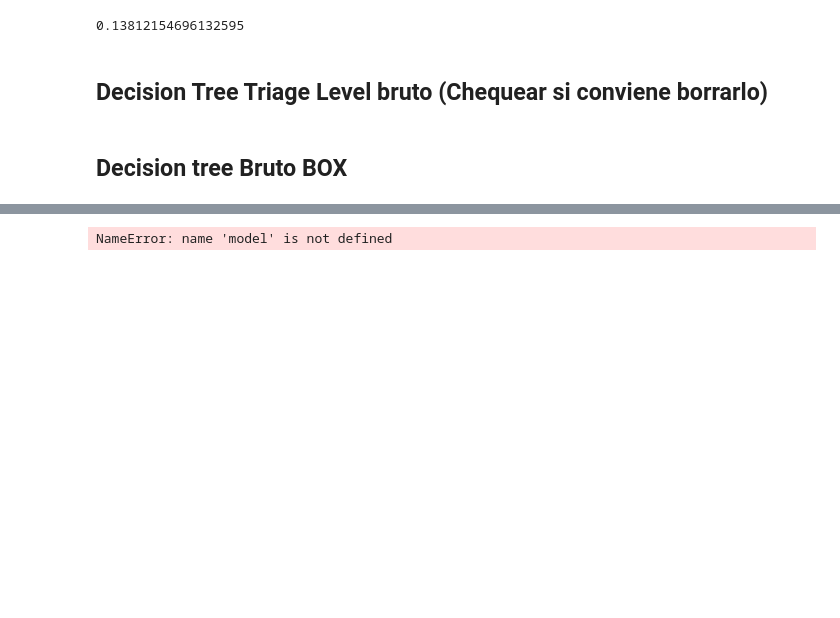
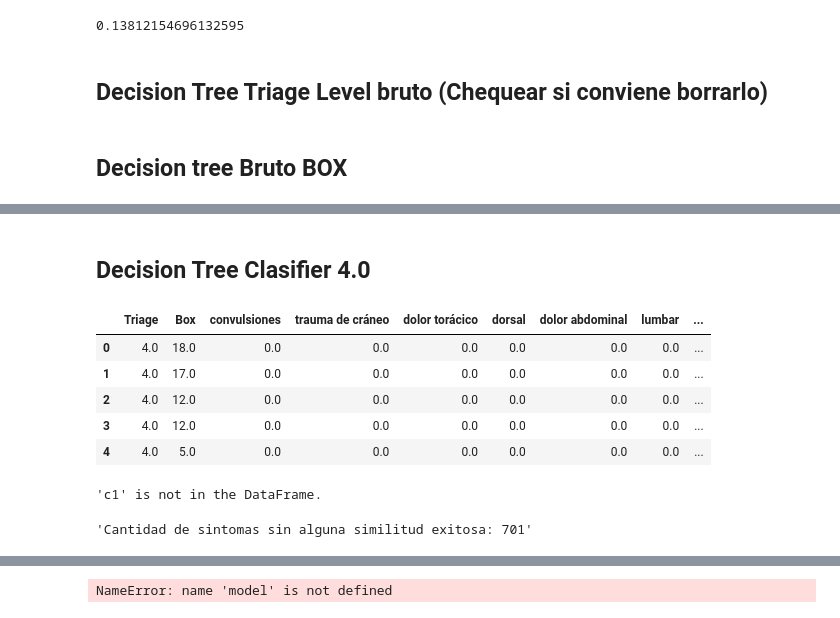
Before and after one commit to Adriellevy/Triage_HF, a Jupyter notebook: DataAnalysisAndReports/notebooks/Triage_HF.ipynb, the cells around one changed output, grey strips where cells are left out. Cells and saved outputs as stored; diff of their text form; code cells hidden in the pictures; blank space fills up the shorter version.

```diff
--- a/DataAnalysisAndReports/notebooks/Triage_HF.ipynb
+++ b/DataAnalysisAndReports/notebooks/Triage_HF.ipynb
@@ -1098,0 +1204,64 @@ weighted avg       0.20      0.13      0.10       145
+# %% [markdown]
+## Decision Tree Clasifier 4.0
+# %%
+from sklearn.feature_extraction.text import TfidfVectorizer
+from sklearn.metrics.pairwise import cosine_similarity
+import numpy as np
+import pandas as pd
+
+sintomas_rellenados_por_enfermeros = train_df['MOTIVO DE CONSULTA'].tolist()
+resultados = []
+sintomas_ideales = ['convulsiones', 'trauma de cráneo', 'dolor torácico', 'dorsal', 'dolor abdominal', 'lumbar', 'cefalea', 'déficit motor', 'disartria', 'afasia', 'pérdida aguda de visión', 'disnea', 'otro dolor en curso', 'sobredosis de fármacos', 'ingesta de tóxicos', 'sangrado digestivo', 'fiebre', 'tos','dt','hta','diarrea','palpitaciones']
+sintomas_sin_similitud = {}
+
+# Create a DataFrame to store the results
+df_relacion_pacientes_sintomas_random_forest = pd.DataFrame(columns=['Paciente', 'Triage', 'Sintoma real', 'Box'] + sintomas_ideales)
+
+for index, row in train_df.iterrows():
+    sintoma_paciente = [row['MOTIVO DE CONSULTA']]
+    textos = sintoma_paciente + sintomas_ideales
+    vectorizer = TfidfVectorizer().fit_transform(textos)
+    similitud_coseno = cosine_similarity(vectorizer)
+    indices_ordenados = np.argsort(similitud_coseno[0][1:])[::-1]
+
+    if similitud_coseno[0][indices_ordenados[0]+1] == 0:
+        if sintoma_paciente[0] in sintomas_sin_similitud:
+            sintomas_sin_similitud[sintoma_paciente[0]] += 1
+        else:
+            sintomas_sin_similitud[sintoma_paciente[0]] = 1
+    else:
+        # Create a dictionary to store the patient's data
+        paciente = {
+            'Triage': train_df['TRIAGE'][index],
+            'Box': train_df['BOX'][index]
+        }
+        # Add the similarity values for each ideal symptom
+        for i in range(len(sintomas_ideales)):
+            paciente[sintomas_ideales[i]] = similitud_coseno[0][i+1]
+        # Append the patient's data to the results list
+        resultados.append(paciente)
+
+df_relacion_pacientes_sintomas_random_forest = pd.DataFrame(resultados)
+
+df_relacion_pacientes_sintomas_random_forest = df_relacion_pacientes_sintomas_random_forest[df_relacion_pacientes_sintomas_random_forest['Triage'].notna()]
+df_relacion_pacientes_sintomas_random_forest['Box'] = pd.to_numeric(df_relacion_pacientes_sintomas_random_forest['Box'], errors='coerce').fillna(0)
+df_relacion_pacientes_sintomas_random_forest=df_relacion_pacientes_sintomas_random_forest.dropna()
+
+display(df_relacion_pacientes_sintomas_random_forest.head())
+if (df_relacion_pacientes_sintomas_random_forest == 'C2').any().any():
+    print("'c1' is in the DataFrame.")
+else:
+    print("'c1' is not in the DataFrame.")
+
+sintomas_sin_similitud_ordenados = {k: v for k, v in sorted(sintomas_sin_similitud.items(), key=lambda item: item[1], reverse=True)}
+cantidad_de_sintmas=sum(sintomas_sin_similitud.values())
+display("Cantidad de sintomas sin alguna similitud exitosa: "+str(cantidad_de_sintmas) )
+# %% [output]
+|  | Triage | Box | convulsiones | trauma de cráneo | dolor torácico | dorsal | dolor abdominal | lumbar | ... |
+| 0 | 4.0 | 18.0 | 0.0 | 0.0 | 0.0 | 0.0 | 0.0 | 0.0 | ... |
+| 1 | 4.0 | 17.0 | 0.0 | 0.0 | 0.0 | 0.0 | 0.0 | 0.0 | ... |
+| 2 | 4.0 | 12.0 | 0.0 | 0.0 | 0.0 | 0.0 | 0.0 | 0.0 | ... |
+| 3 | 4.0 | 12.0 | 0.0 | 0.0 | 0.0 | 0.0 | 0.0 | 0.0 | ... |
+| 4 | 4.0 | 5.0 | 0.0 | 0.0 | 0.0 | 0.0 | 0.0 | 0.0 | ... |
+'c1' is not in the DataFrame.
+'Cantidad de sintomas sin alguna similitud exitosa: 701'
```
Also changed, not shown: parts of 26 cells of this notebook.
